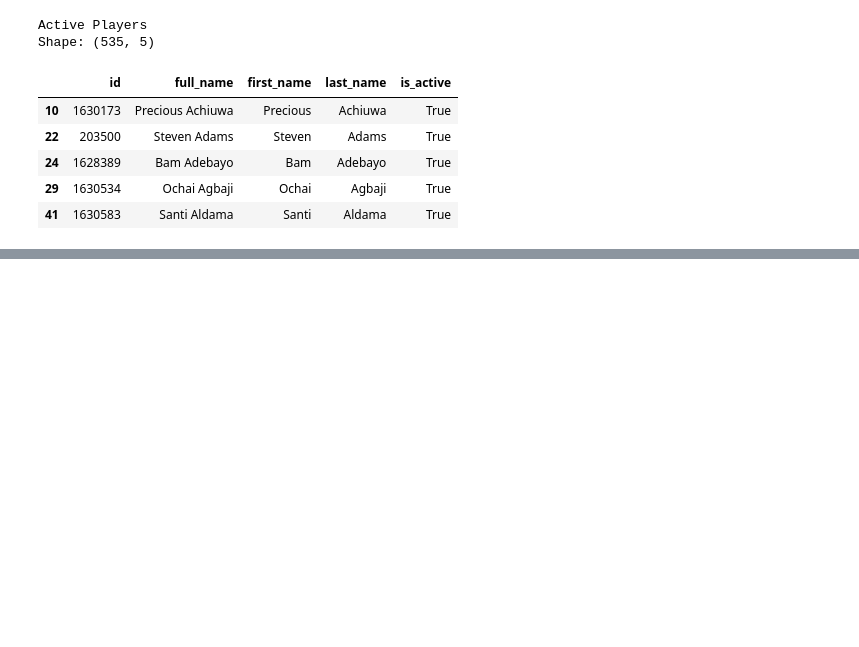
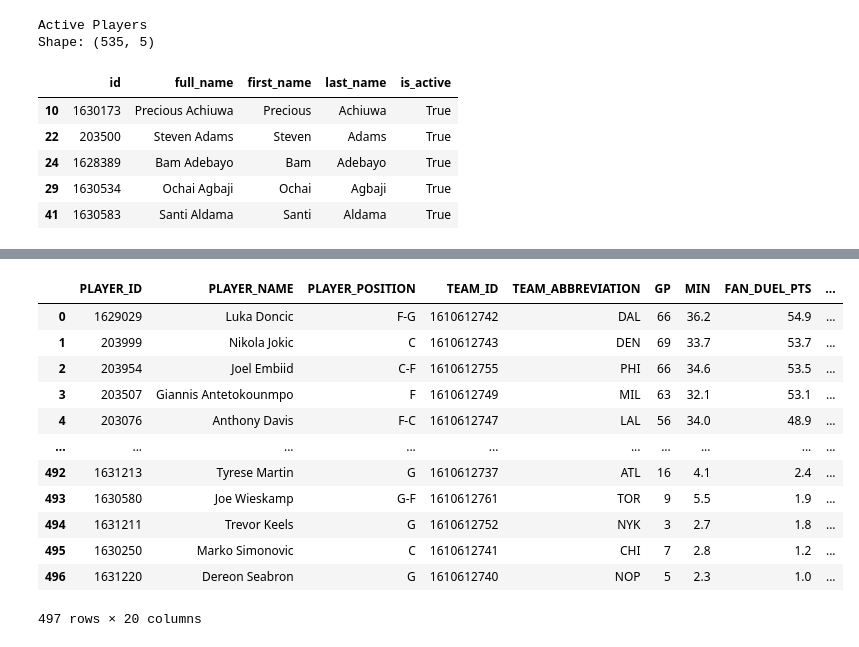
Before and after one commit to brownbrandon272/basketball, a Jupyter notebook: scripts/nba_api_testing.ipynb, the cells around one changed output, grey strips where cells are left out. Drawn from its saved outputs; the diff is of its cells as text; code cells hidden in the pictures; blank space fills up the shorter version.

```diff
--- a/scripts/nba_api_testing.ipynb
+++ b/scripts/nba_api_testing.ipynb
@@ -293,0 +735,20 @@ playerprofilev2.PlayerProfileV2(player_id='2544').get_data_frames()[0]
+# %%
+from nba_api.stats.endpoints import fantasywidget
+
+fantasy_df = fantasywidget.FantasyWidget(active_players='Y').get_data_frames()[0]
+fantasy_df
+# fantasy_df[fantasy_df['PLAYER_NAME'] == 'Scoot Henderson']
+# %% [output]
+|  | PLAYER_ID | PLAYER_NAME | PLAYER_POSITION | TEAM_ID | TEAM_ABBREVIATION | GP | MIN | FAN_DUEL_PTS | ... |
+| 0 | 1629029 | Luka Doncic | F-G | 1610612742 | DAL | 66 | 36.2 | 54.9 | ... |
+| 1 | 203999 | Nikola Jokic | C | 1610612743 | DEN | 69 | 33.7 | 53.7 | ... |
+| 2 | 203954 | Joel Embiid | C-F | 1610612755 | PHI | 66 | 34.6 | 53.5 | ... |
+| 3 | 203507 | Giannis Antetokounmpo | F | 1610612749 | MIL | 63 | 32.1 | 53.1 | ... |
+| 4 | 203076 | Anthony Davis | F-C | 1610612747 | LAL | 56 | 34.0 | 48.9 | ... |
+| ... | ... | ... | ... | ... | ... | ... | ... | ... | ... |
+| 492 | 1631213 | Tyrese Martin | G | 1610612737 | ATL | 16 | 4.1 | 2.4 | ... |
+| 493 | 1630580 | Joe Wieskamp | G-F | 1610612761 | TOR | 9 | 5.5 | 1.9 | ... |
+| 494 | 1631211 | Trevor Keels | G | 1610612752 | NYK | 3 | 2.7 | 1.8 | ... |
+| 495 | 1630250 | Marko Simonovic | C | 1610612741 | CHI | 7 | 2.8 | 1.2 | ... |
+| 496 | 1631220 | Dereon Seabron | G | 1610612740 | NOP | 5 | 2.3 | 1.0 | ... |
+497 rows × 20 columns
```
Also changed, not shown: parts of 24 cells of this notebook, 10 other files.
